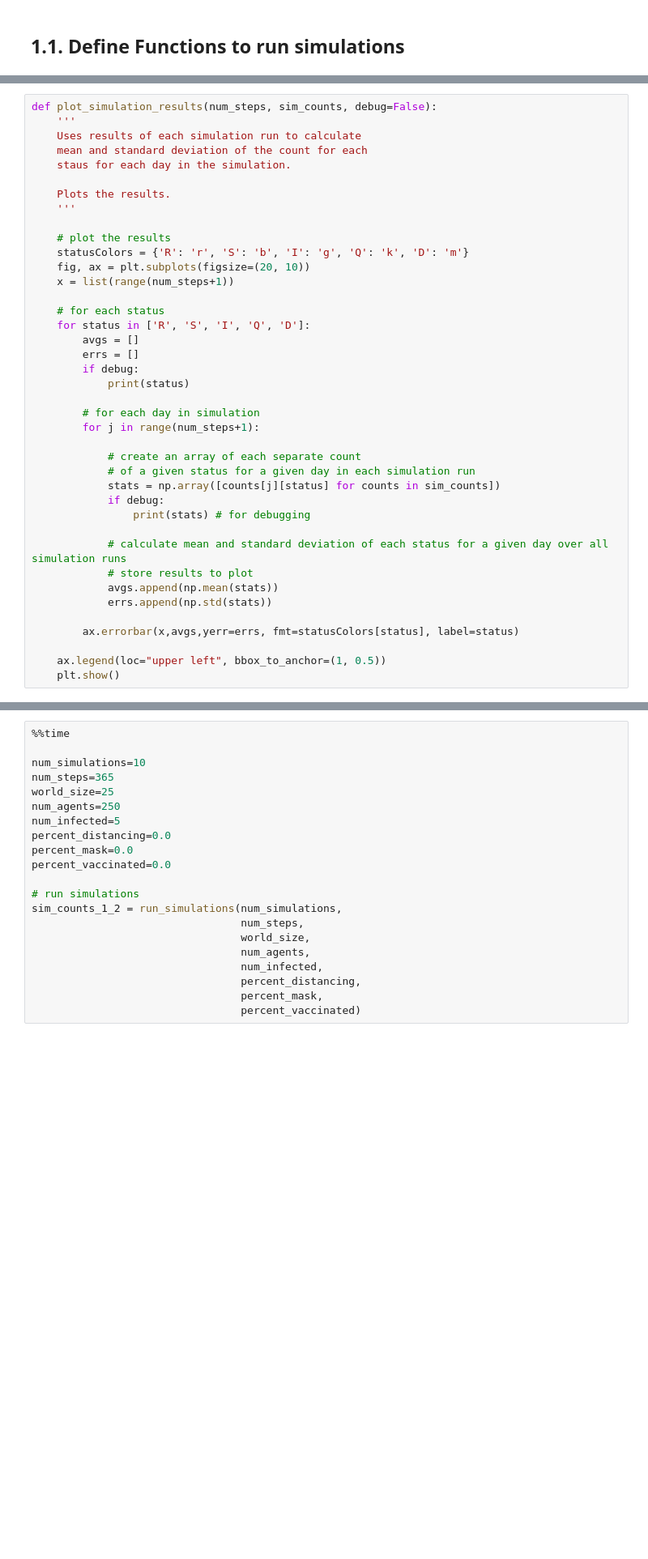
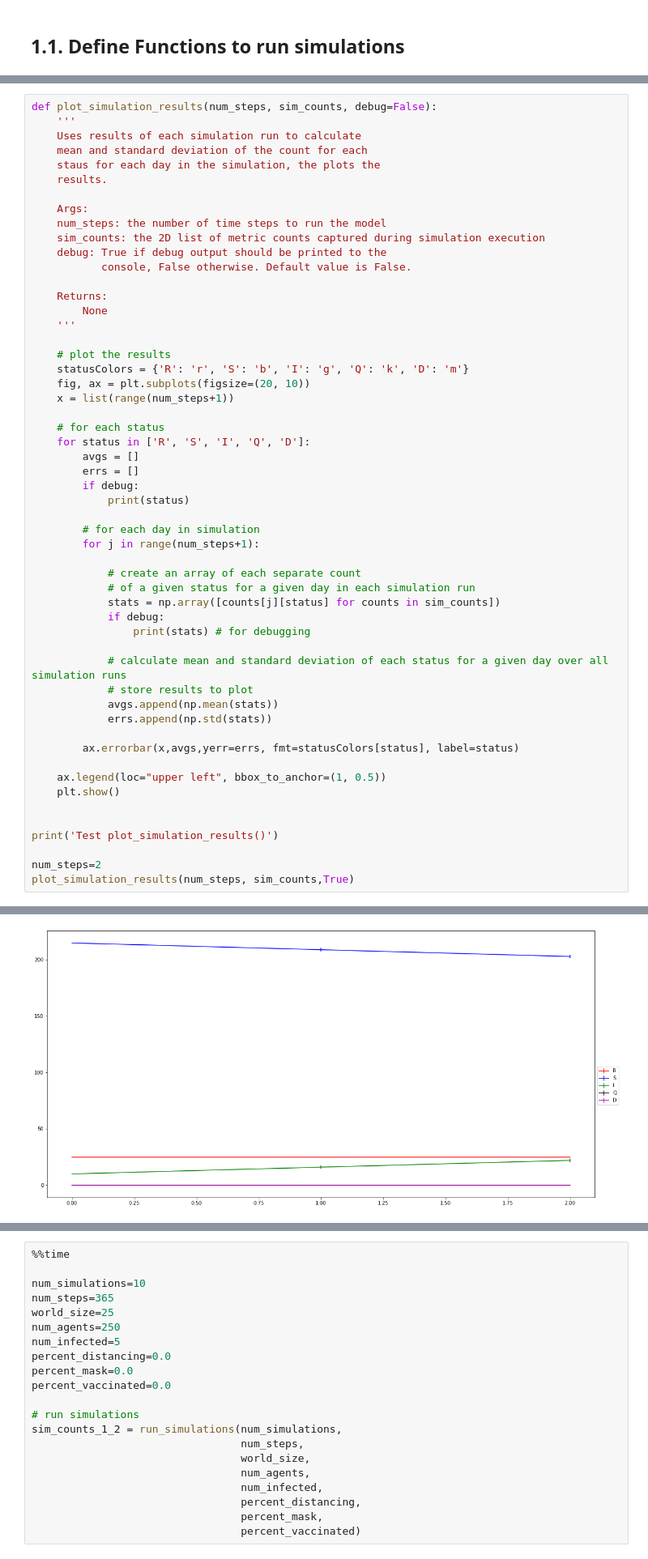
Before and after one commit to ryanquinnnelson/CMU-02718-Agent-based-SIR-Model-for-COVID-19, a Jupyter notebook: causal_model_rqn_2020-11-01.ipynb, the cells around one changed output, grey strips where cells are left out. Shown at 81% size. Drawn from its saved outputs; the diff is of its cells as text; blank space fills up the shorter version.

```diff
--- a/causal_model_rqn_2020-11-01.ipynb
+++ b/causal_model_rqn_2020-11-01.ipynb
@@ -75,9 +163,17 @@ def plot_simulation_results(num_steps, sim_counts, debug=False):
     '''
     Uses results of each simulation run to calculate
     mean and standard deviation of the count for each
-    staus for each day in the simulation.
+    staus for each day in the simulation, the plots the
+    results.
 
-    Plots the results.
+    Args:
+    num_steps: the number of time steps to run the model
+    sim_counts: the 2D list of metric counts captured during simulation execution
+    debug: True if debug output should be printed to the
+           console, False otherwise. Default value is False.
+
+    Returns:
+        None
     '''
 
     # plot the results
@@ -110,3 +206,10 @@ def plot_simulation_results(num_steps, sim_counts, debug=False):
 
     ax.legend(loc="upper left", bbox_to_anchor=(1, 0.5))
     plt.show()
+
+
+print('Test plot_simulation_results()')
+
+num_steps=2
+plot_simulation_results(num_steps, sim_counts,True)
+# %% [output]
@@ -112,0 +233 @@ def plot_simulation_results(num_steps, sim_counts, debug=False):
+[figure, added]
```
Also changed, not shown: parts of 39 cells of this notebook.
